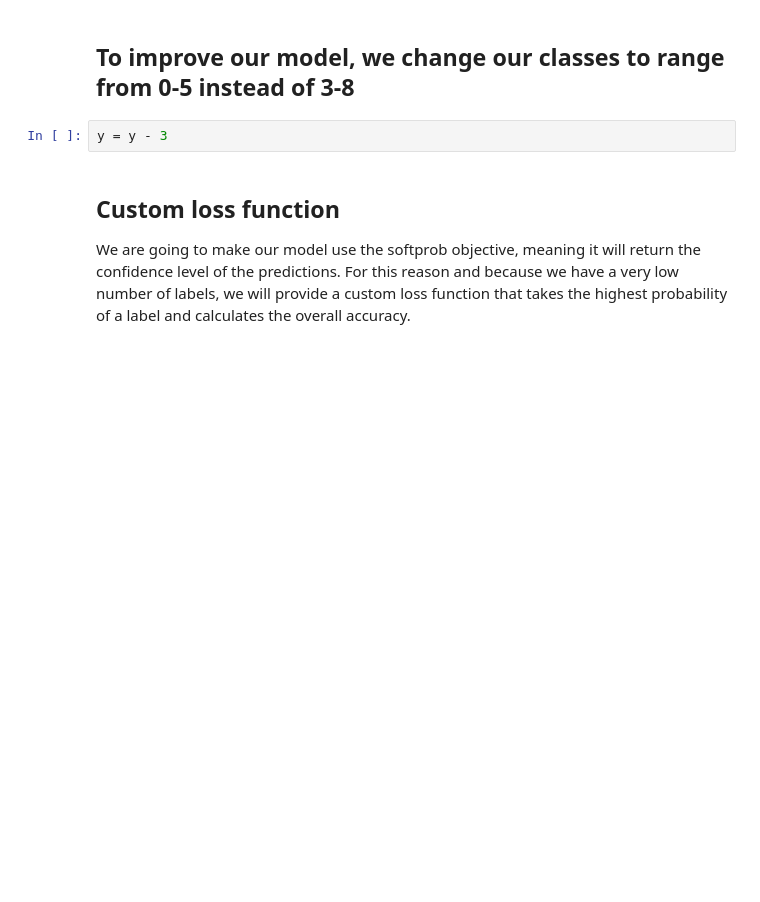
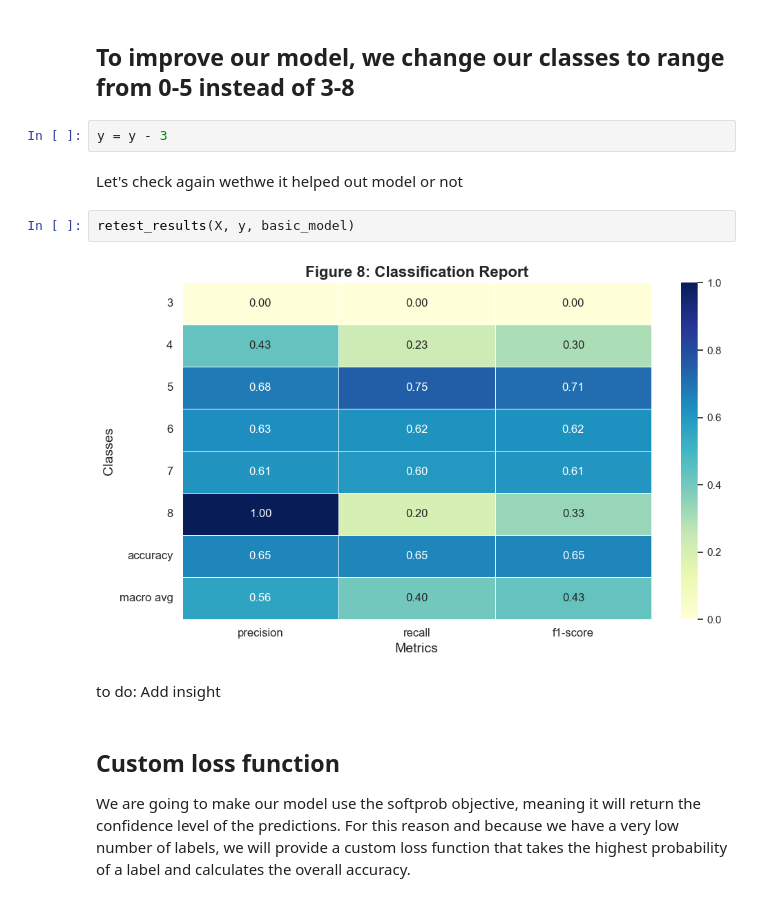
Before and after one commit to airbagdeer/tabular-ds-project, a Jupyter notebook: EX2.ipynb, the cells around one changed output. Drawn from its saved outputs; the diff is of its cells as text; blank space fills up the shorter version.

```diff
--- a/EX2.ipynb
+++ b/EX2.ipynb
@@ -204,6 +259,14 @@ free sulfur dioxide -0.05065605724427627
 ## To improve our model, we change our classes to range from 0-5 instead of 3-8
 # %%
 y = y - 3
+# %% [markdown]
+Let's check again wethwe it helped out model or not
+# %%
+retest_results(X, y, basic_model)
+# %% [output]
+[figure, added]
+# %% [markdown]
+to do: Add insight
 # %% [markdown]
 ## Custom loss function
 
```
Also changed, not shown: parts of 23 cells of this notebook.
